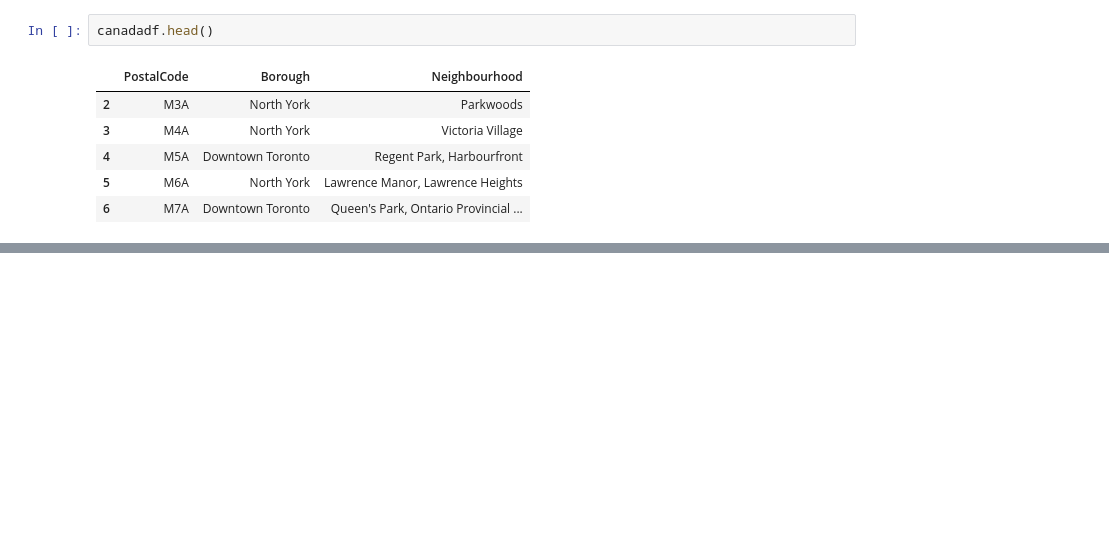
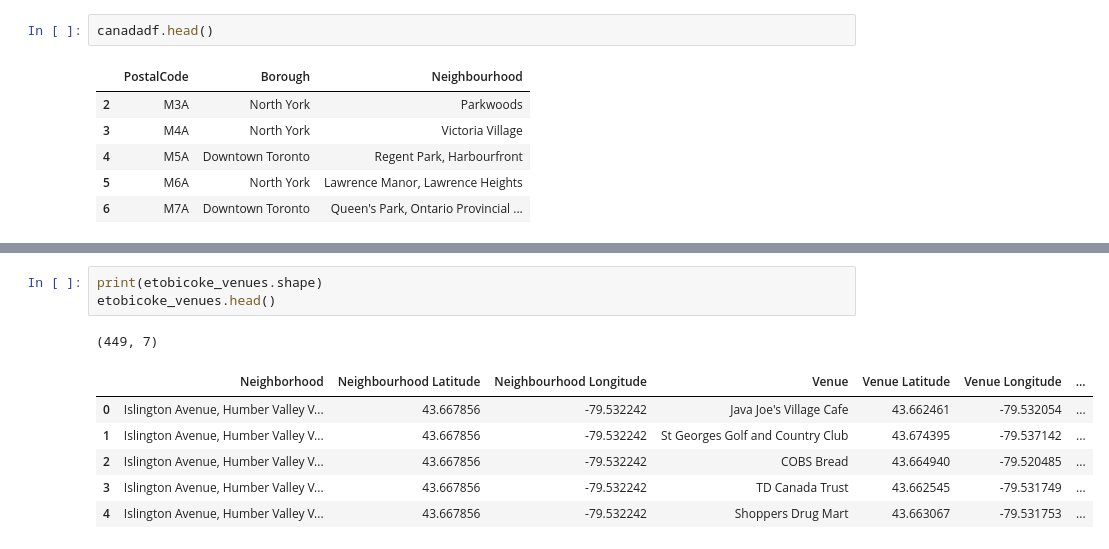
Before and after one commit to AymanAmerK/Coursera_Capstone, a Jupyter notebook: CanadaTable.ipynb, the cells around one changed output, grey strips where cells are left out. Drawn from its saved outputs; the diff is of its cells as text; blank space fills up the shorter version.

```diff
--- a/CanadaTable.ipynb
+++ b/CanadaTable.ipynb
@@ -102,0 +343,11 @@ canadadf.head()
+# %%
+print(etobicoke_venues.shape)
+etobicoke_venues.head()
+# %% [output]
+(449, 7)
+|  | Neighborhood | Neighbourhood Latitude | Neighbourhood Longitude | Venue | Venue Latitude | Venue Longitude | ... |
+| 0 | Islington Avenue, Humber Valley V... | 43.667856 | -79.532242 | Java Joe's Village Cafe | 43.662461 | -79.532054 | ... |
+| 1 | Islington Avenue, Humber Valley V... | 43.667856 | -79.532242 | St Georges Golf and Country Club | 43.674395 | -79.537142 | ... |
+| 2 | Islington Avenue, Humber Valley V... | 43.667856 | -79.532242 | COBS Bread | 43.664940 | -79.520485 | ... |
+| 3 | Islington Avenue, Humber Valley V... | 43.667856 | -79.532242 | TD Canada Trust | 43.662545 | -79.531749 | ... |
+| 4 | Islington Avenue, Humber Valley V... | 43.667856 | -79.532242 | Shoppers Drug Mart | 43.663067 | -79.531753 | ... |
```
Also changed, not shown: parts of 46 cells of this notebook.
